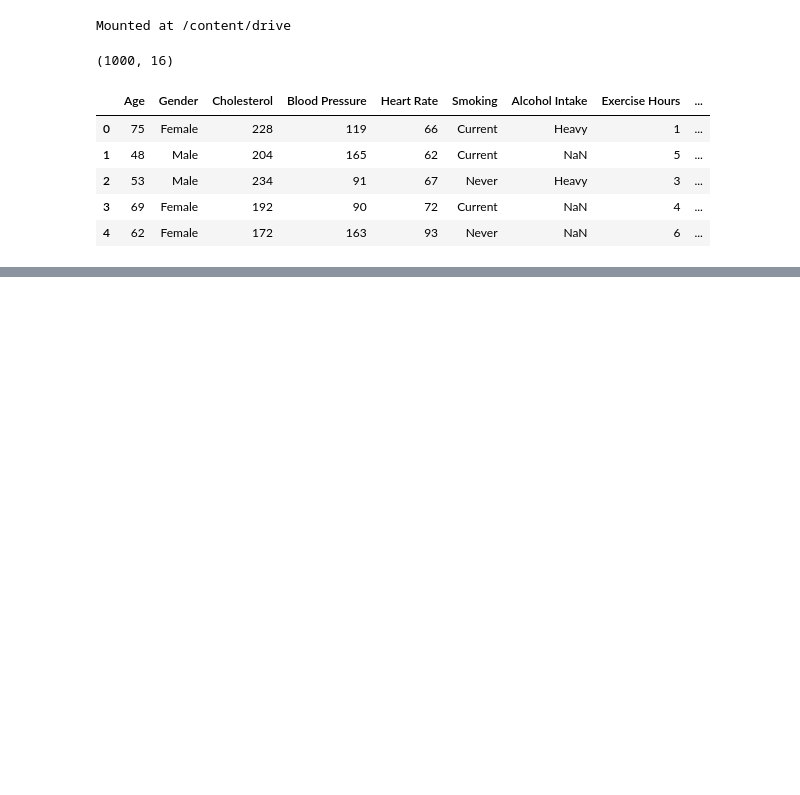
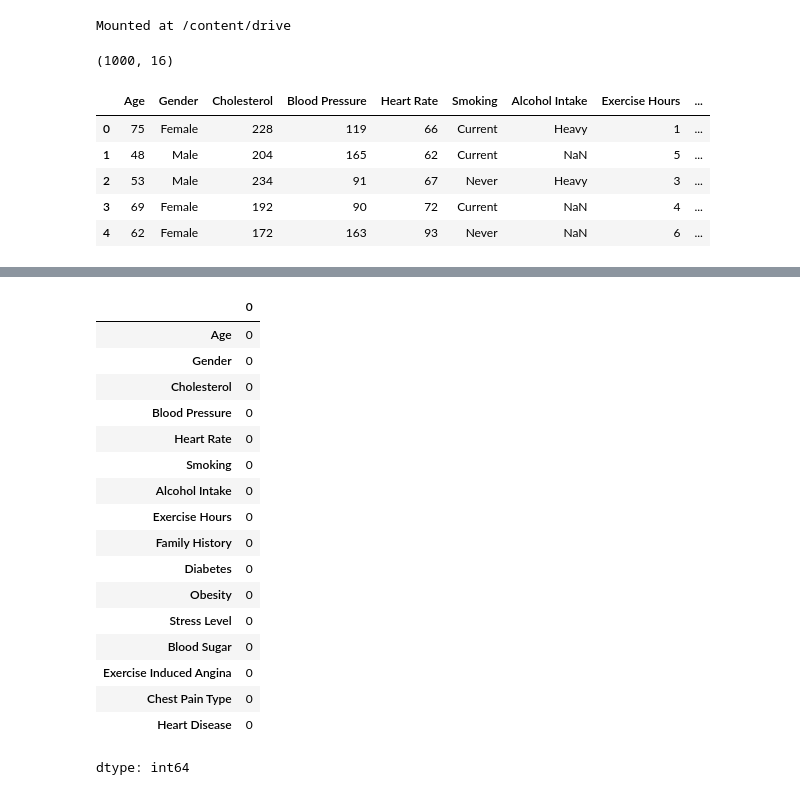
Before and after one commit to Ashishjoshi794/heart-disease-prediction, a Jupyter notebook: heart_disease_prediction.ipynb, the cells around one changed output, grey strips where cells are left out. Cells and saved outputs as stored; diff of their text form; code cells hidden in the pictures; blank space fills up the shorter version.

```diff
--- a/heart_disease_prediction.ipynb
+++ b/heart_disease_prediction.ipynb
@@ -37,0 +173,2 @@ df.sample(5)
+# %%
+df['Alcohol Intake'].fillna('Never', inplace=True)
@@ -37,0 +182,21 @@ df.sample(5)
+# %%
+df.isnull().sum()
+# %% [output]
+|  | 0 |
+| Age | 0 |
+| Gender | 0 |
+| Cholesterol | 0 |
+| Blood Pressure | 0 |
+| Heart Rate | 0 |
+| Smoking | 0 |
+| Alcohol Intake | 0 |
+| Exercise Hours | 0 |
+| Family History | 0 |
+| Diabetes | 0 |
+| Obesity | 0 |
+| Stress Level | 0 |
+| Blood Sugar | 0 |
+| Exercise Induced Angina | 0 |
+| Chest Pain Type | 0 |
+| Heart Disease | 0 |
+dtype: int64
```
Also changed, not shown: parts of 35 cells of this notebook.
